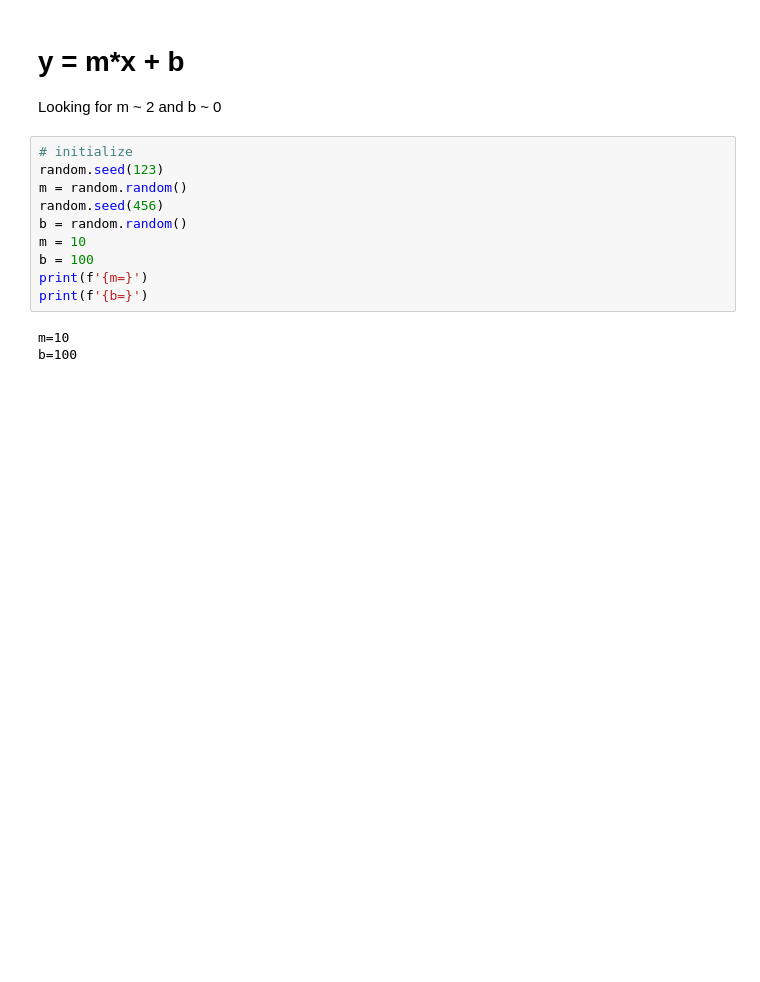
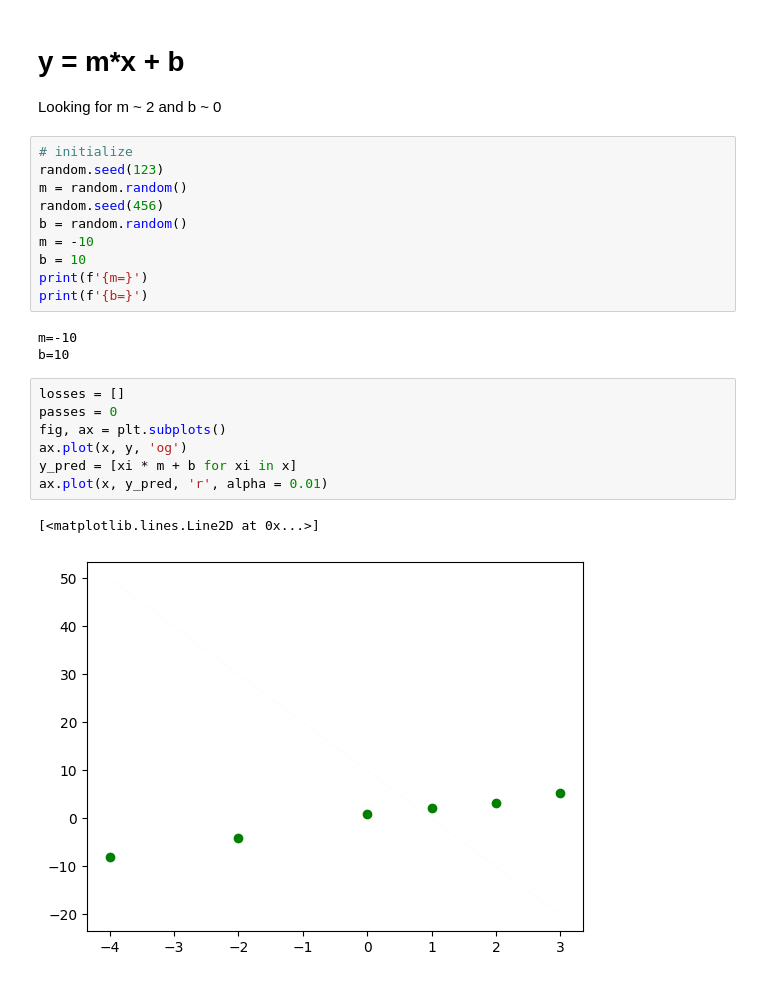
Before and after one commit to rendely/ai-notebook, a Jupyter notebook: How neural net works dumbed down.ipynb, the cells around one changed output. Cells and saved outputs as stored; diff of their text form; blank space fills up the shorter version.

```diff
--- a/How neural net works dumbed down.ipynb
+++ b/How neural net works dumbed down.ipynb
@@ -24,12 +26,22 @@ random.seed(123)
 m = random.random()
 random.seed(456)
 b = random.random()
-m = 10
-b = 100
+m = -10
+b = 10
 print(f'{m=}')
 print(f'{b=}')
 # %% [output]
-m=10
-b=100
+m=-10
+b=10
+# %%
+losses = []
+passes = 0
+fig, ax = plt.subplots()
+ax.plot(x, y, 'og')
+y_pred = [xi * m + b for xi in x]
+ax.plot(x, y_pred, 'r', alpha = 0.01)
+# %% [output]
+[<matplotlib.lines.Line2D at 0x...>]
+[figure, added]
 # %%
 # forward pass
```
Also changed, not shown: parts of 3 cells of this notebook, 2 other files.
